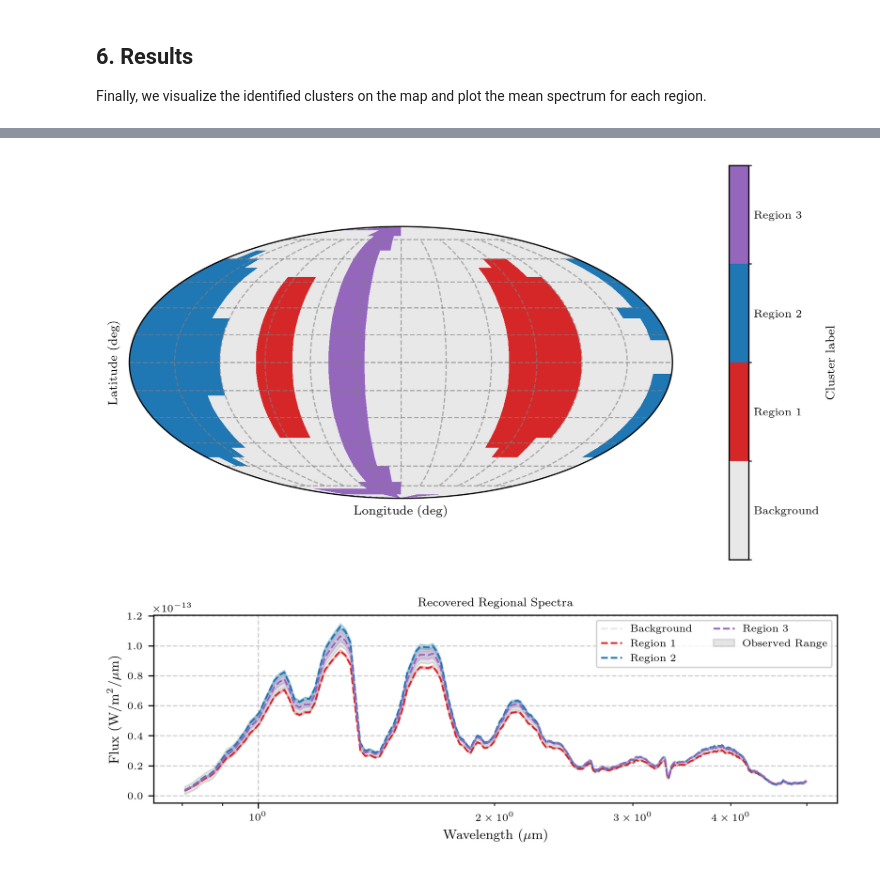
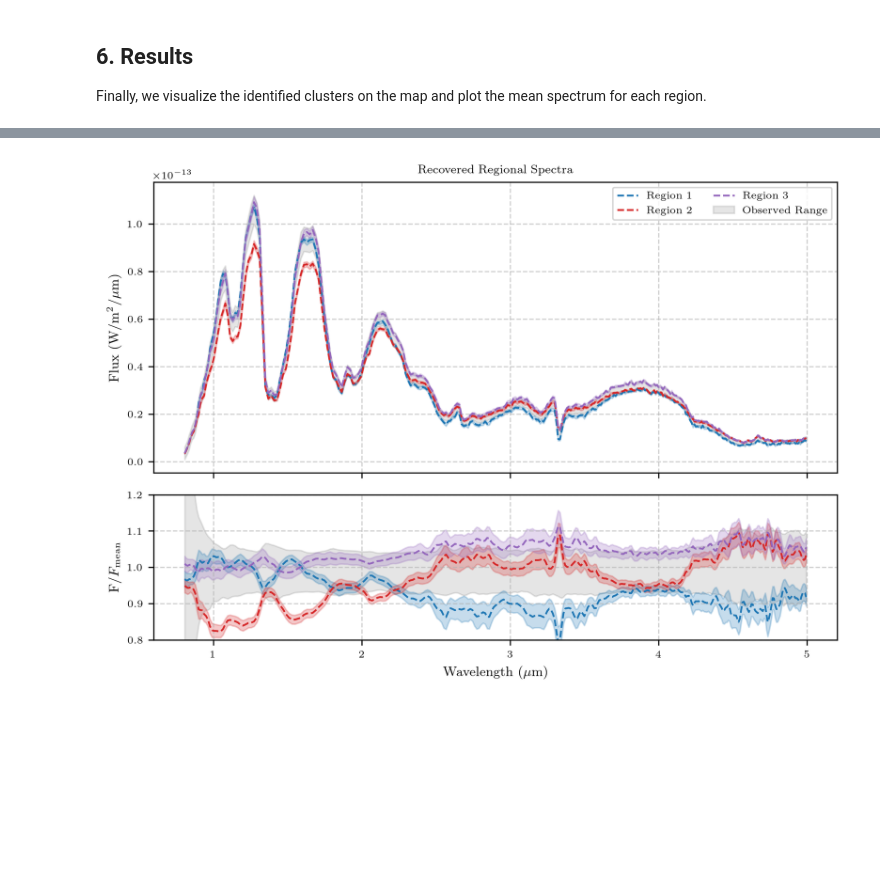
Before and after one commit to w-ruizhe/spectralmap, a Jupyter notebook: docs/source/tutorials/Luhman16b_2023.ipynb, the cells around one changed output, grey strips where cells are left out. Cells and saved outputs as stored; diff of their text form; code cells hidden in the pictures; blank space fills up the shorter version.

Commit message:
Sync progress before adding Doppler Imaging Functions.

```diff
--- a/docs/source/tutorials/Luhman16b_2023.ipynb
+++ b/docs/source/tutorials/Luhman16b_2023.ipynb
@@ -23,11 +23,12 @@ import numpy as np
 from spectralmap.utilities import bin_flux_by_theta
 
 # 1. Load the data files
-data_file = "data/Luhman16b_NIRSpec_2023.npz"
+data_file = "data/Luhman16B_NIRSpec_2023.npz"
 theta = np.load(data_file)["theta"]
 wl = np.load(data_file)["wl"]
 flux_raw = np.load(data_file)["flux_raw"]
-
+# flux_raw = flux_raw[wl>0.9]
+# wl = wl[wl>0.9]
 amplitudes = np.nanmean(flux_raw, axis=1)
 flux = (flux_raw.T / amplitudes).T
 
@@ -56,7 +58,7 @@ _ = map.draw(plot=True, projection="moll", grid=True, colorbar=True, n_samples=1
 We now solve for the maps. Since we don't know the complexity of the surface beforehand, we test spherical harmonic degrees ranging from `ydeg=2` to `ydeg=10`. The algorithm will automatically select the degree that best fits the data without overfitting (using the Bayesian Information Criterion).
 # %%
 from spectralmap.mapping import make_maps
-maps = make_maps(mode='rotational', map_res=30, ydegs=np.arange(2, 10))
+maps = make_maps(mode='rotational', map_res=30, ydegs=np.arange(2, 10), u=[0.3, 0])
 # %%
 # Solve for the best spherical harmonic degree (ydeg) for each wavelength
 # This optimizes the model complexity (model evidence) to avoid overfitting
@@ -131,63 +174,57 @@ plt.show()
-# %%
-import numpy as np
-import matplotlib.pyplot as plt
-from spectralmap.plotting import plot_mollweide_labels
-from matplotlib import colors as mcolors
-
-
-color_list = COLOR_LIST[:N]
-cluster_names = ["Background"] + [f"Region {i+1}" for i in range(N - 1)]
-cmap = mcolors.ListedColormap(color_list)
-
-fig, ax, pcm, cb = plot_mollweide_labels(
-    labels_masked=labels,      # should be ints 0..N-1 on masked pixels
-    moll_mask=maps.moll_mask,
-    map_res=map.map_res,
-    cmap=cmap,
-    names=cluster_names
-)
-
-output_path = PAPER_FIGURES_DIR + "S0136_recovered_regions.pdf"
-# %% [output]
-[figure, removed]
 # %%
 import numpy as np
 import matplotlib.pyplot as plt
 import matplotlib.ticker as ticker
 import xarray as xr
+from scipy.ndimage import gaussian_filter1d
 
-fig, ax = plt.subplots(figsize=(7, 2.5))
+fig, axes = plt.subplots(2, 1, figsize=(7, 5), sharex=True, gridspec_kw={'height_ratios': [2, 1]})
 
 color_list = COLOR_LIST[:N]
 
+background_flux = F_regionals[0]
+# Smooth spectra with a Gaussian filter before plotting.
+gaussian_sigma = 1
+
 # Plot the recovered spectra for each region
-for i in range(N):
+for i in range(1, N):
     mean_flux = F_regionals[i]
     error_flux = F_regional_errs[i] # Fixed variable name
     color = color_list[i]
     label = cluster_names[i]
 
-    ax.plot(wl, mean_flux, label=f"{label}", color=color, linewidth=1.2, linestyle='--')
-    ax.fill_between(wl,
-                    mean_flux - error_flux,
-                    mean_flux + error_flux,
-                    alpha=0.25, color=color)
+    axes[0].plot(wl, mean_flux, label=f"{label}", color=color, linewidth=1.2, linestyle='--')
+    axes[0].fill_between(wl,
+                         mean_flux - error_flux,
+                         mean_flux + error_flux,
+                         alpha=0.25, color=color)
+    axes[1].plot(wl, gaussian_filter1d(mean_flux/background_flux, sigma=gaussian_sigma, mode='nearest'), label=f"{label}", color=color,
+                 linewidth=1.2, linestyle='--')
+    axes[1].fill_between(wl,
+                         gaussian_filter1d((mean_flux - error_flux)/background_flux, sigma=gaussian_sigma, mode='nearest'),
+                         gaussian_filter1d((mean_flux + error_flux)/background_flux, sigma=gaussian_sigma, mode='nearest'),
+                         alpha=0.25, color=color)
 
 # Overlay the range of the observed time-series variability
 time_series = np.sort(flux_raw.T, axis=0)
-ax.fill_between(wl, time_series[0, :],
+axes[0].fill_between(wl, time_series[0, :],
             time_series[-1, :], color='black', alpha=0.10, zorder=0, label="Observed Range")
 
+axes[1].fill_between(wl, gaussian_filter1d(time_series[0, :]/background_flux, sigma=gaussian_sigma, mode='nearest'),
+            gaussian_filter1d(time_series[-1, :]/background_flux, sigma=gaussian_sigma, mode='nearest'), color='black', alpha=0.10, zorder=0)
+
 # Formatting
-ax.set_xlabel(r"Wavelength ($\mu$m)", fontsize=9)
-ax.set_ylabel(r"Flux (W/m$^2$/$\mu$m)", fontsize=9)
-ax.set_title("Recovered Regional Spectra")
-ax.legend(loc='upper right', ncol=2)
-ax.set_xscale("log")
+axes[1].set_xlabel(r"Wavelength ($\mu$m)", fontsize=9)
+axes[0].set_ylabel(r"Flux (W/m$^2$/$\mu$m)", fontsize=9)
+axes[0].set_title("Recovered Regional Spectra")
+axes[0].legend(loc='upper right', ncol=2)
+# axes[0].set_xscale("log")
+axes[1].set_ylim(0.8, 1.2)
+axes[1].set_ylabel(r"F/$F_{\rm{mean}}$", fontsize=9)
 plt.tight_layout()
-# output_path = PAPER_FIGURES_DIR / "S0136_recovered_spectra.pdf"
-# plt.savefig(output_path, dpi=600, bbox_inches='tight')
 
-plt.show()
+
+output_path = PAPER_FIGURES_DIR + "Luhman16B_recovered_spectra.pdf"
+plt.savefig(output_path, dpi=300, bbox_inches='tight')
 # %% [output]
-[figure, old version]
+[figure, new version]
```
Also changed, not shown: parts of 8 cells of this notebook, 10 other files.
